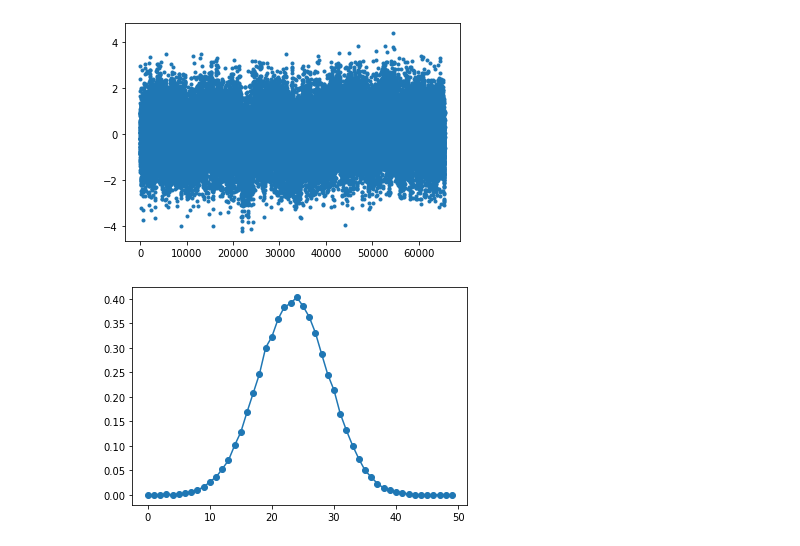
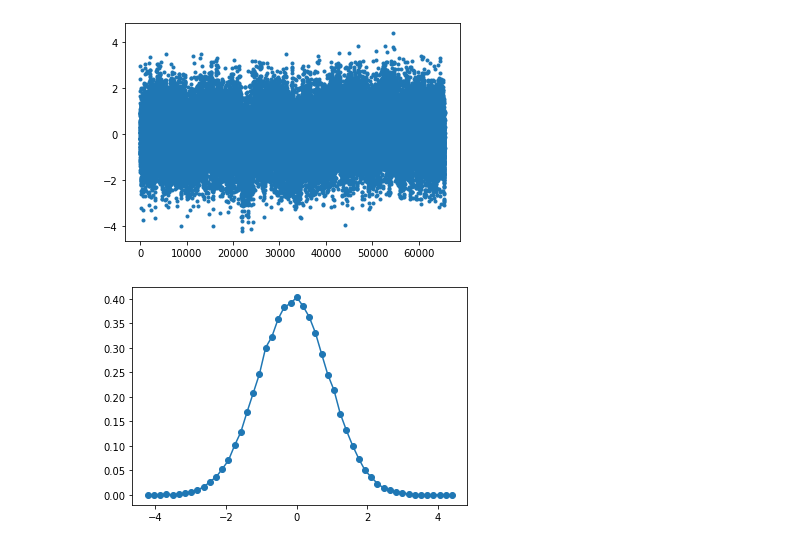
Before and after one commit to Mohammadkaviany/Optimization_Method_in_Physics_set4, a Jupyter notebook: OPT_Set4_Start_.ipynb, the cells around one changed output. Drawn from its saved outputs; the diff is of its cells as text; code cells hidden in the pictures.

```diff
--- a/OPT_Set4_Start_.ipynb
+++ b/OPT_Set4_Start_.ipynb
@@ -18,18 +12,20 @@ plt.plot(x, y, ".");
 # %%
 data = y
 bins = 50
 min = data.min()
 max = data.max()
 
 dx = (max - min) / ( bins - 1)
 A = np.zeros(bins)
 
 z = data - min
 for i in range(len(data)) :
   k = int(z[i]/dx)
   A[k] += 1
 A = A / (np.sum(A) * dx)
 
-plt.plot(A, "-o");
+X = np.linspace(min ,max, bins)
+
+plt.plot(X, A, "-o");
 # %% [output]
-[figure, old version]
+[figure, new version]
```
Also changed, not shown: parts of 4 cells of this notebook.
